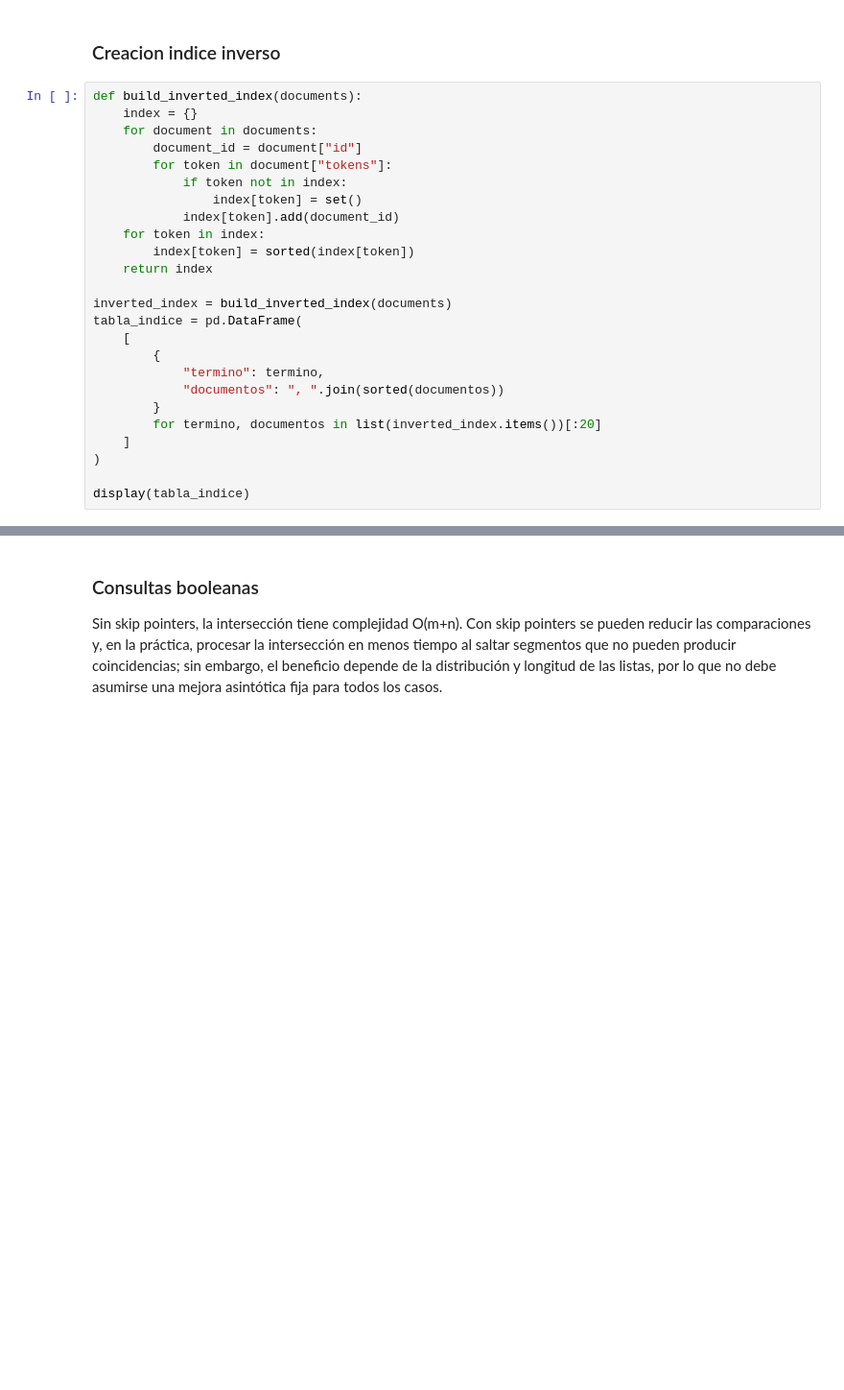
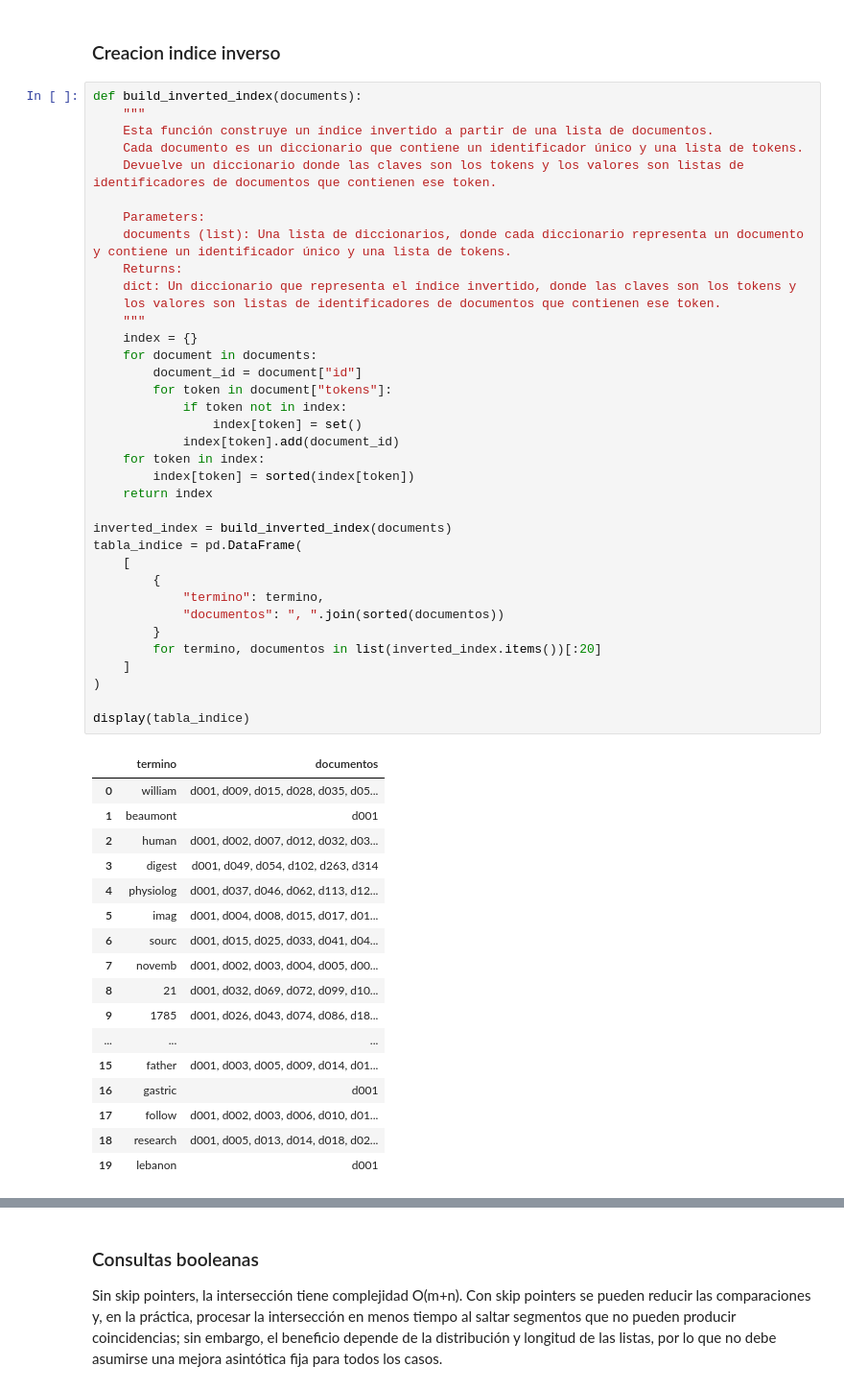
Before and after one commit to Things-I-learn/NLP-ml, a Jupyter notebook: Tarea1/Task1.ipynb, the cells around one changed output, grey strips where cells are left out. Shown at 96% size. Drawn from its saved outputs; the diff is of its cells as text; blank space fills up the shorter version.

```diff
--- a/Tarea1/Task1.ipynb
+++ b/Tarea1/Task1.ipynb
@@ -624,26 +733,55 @@ print("Promedio:", sum(cantidad_tokens) / len(cantidad_tokens))
 ### Creacion indice inverso
 # %%
 def build_inverted_index(documents):
+    """
+    Esta función construye un índice invertido a partir de una lista de documentos.
+    Cada documento es un diccionario que contiene un identificador único y una lista de tokens.
+    Devuelve un diccionario donde las claves son los tokens y los valores son listas de identificadores de documentos que contienen ese token.
+
+    Parameters:
+    documents (list): Una lista de diccionarios, donde cada diccionario representa un documento y contiene un identificador único y una lista de tokens.
+    Returns:
+    dict: Un diccionario que representa el índice invertido, donde las claves son los tokens y
+    los valores son listas de identificadores de documentos que contienen ese token.
+    """
     index = {}
     for document in documents:
         document_id = document["id"]
         for token in document["tokens"]:
             if token not in index:
                 index[token] = set()
             index[token].add(document_id)
     for token in index:
         index[token] = sorted(index[token])
     return index
 
 inverted_index = build_inverted_index(documents)
 tabla_indice = pd.DataFrame(
     [
         {
             "termino": termino,
             "documentos": ", ".join(sorted(documentos))
         }
         for termino, documentos in list(inverted_index.items())[:20]
     ]
 )
 
 display(tabla_indice)
+# %% [output]
+|  | termino | documentos |
+| 0 | william | d001, d009, d015, d028, d035, d05... |
+| 1 | beaumont | d001 |
+| 2 | human | d001, d002, d007, d012, d032, d03... |
+| 3 | digest | d001, d049, d054, d102, d263, d314 |
+| 4 | physiolog | d001, d037, d046, d062, d113, d12... |
+| 5 | imag | d001, d004, d008, d015, d017, d01... |
+| 6 | sourc | d001, d015, d025, d033, d041, d04... |
+| 7 | novemb | d001, d002, d003, d004, d005, d00... |
+| 8 | 21 | d001, d032, d069, d072, d099, d10... |
+| 9 | 1785 | d001, d026, d043, d074, d086, d18... |
+| ... | ... | ... |
+| 15 | father | d001, d003, d005, d009, d014, d01... |
+| 16 | gastric | d001 |
+| 17 | follow | d001, d002, d003, d006, d010, d01... |
+| 18 | research | d001, d005, d013, d014, d018, d02... |
+| 19 | lebanon | d001 |
```
Also changed, not shown: parts of 36 cells of this notebook.
